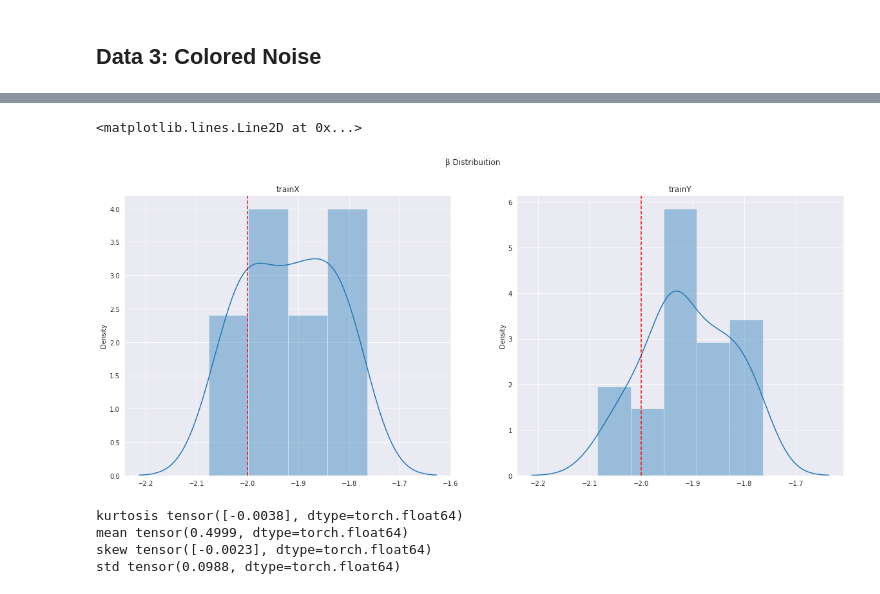
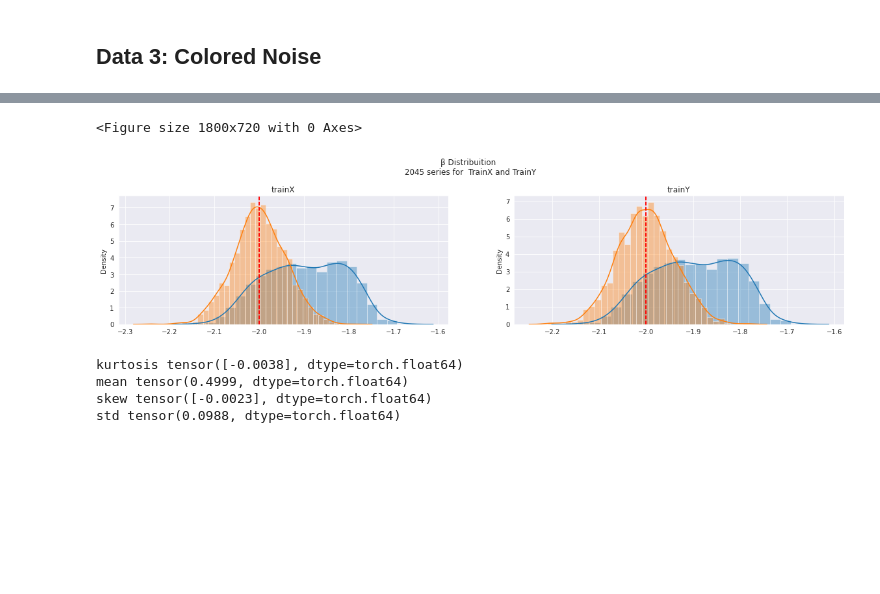
Before and after one commit to barauna-lo/Colored_Noise, a Jupyter notebook: CervejaGratis.ipynb, the cells around one changed output, grey strips where cells are left out. Drawn from its saved outputs; the diff is of its cells as text; code cells hidden in the pictures; blank space fills up the shorter version.

```diff
--- a/CervejaGratis.ipynb
+++ b/CervejaGratis.ipynb
@@ -414,7 +421,7 @@ plt.show()
 # %%
-win_in = 2*1024
-win_ou = 4*1024
-jump = 64*1024*2
+win_in = 1024
+win_ou = 1024
+jump = 512
 
 dataset = rn
 trainX, trainY, trainX_test,trainY_test = create_dataset2(dataset,win_in,win_ou,jump,isTensor=True)
@@ -443,19 +527,36 @@ plt.show()
 # %%
 beta_index = -2
 delta_beta = DBeta()
-plt.figure(figsize=(20,8))
-plt.suptitle('β Distribuition')
-plt.subplot(1,2,1)
-plt.title('trainX')
-sns.distplot(delta_beta.beta(trainX))
-plt.axvline(beta_index,color='red',ls='--')
-plt.subplot(1,2,2)
-plt.title('trainY')
-sns.distplot(delta_beta.beta(trainY))
-plt.axvline(beta_index,color='red',ls='--')
+def dist_plot(trainX,trainY,trainX_gen,trainY_gen,beta_index=0):
+  plt.figure(figsize=(20,8))
+  plt.suptitle(f'β Distribuition \n {len(trainX_pn)} series for  TrainX and TrainY')
+  plt.subplot(2,2,1)
+  plt.title('trainX')
+  sns.distplot(delta_beta.beta(trainX))
+  plt.axvline(beta_index,color='red',ls='--')
+  plt.subplot(2,2,2)
+  plt.title('trainY')
+  sns.distplot(delta_beta.beta(trainY))
+  plt.axvline(beta_index,color='red',ls='--')
+
+  plt.subplot(2,2,1)
+  plt.title('trainX')
+  sns.distplot(delta_beta.beta(trainX_gen))
+  plt.axvline(beta_index,color='red',ls='--')
+  plt.subplot(2,2,2)
+  plt.title('trainY')
+  sns.distplot(delta_beta.beta(trainY_gen))
+  plt.axvline(beta_index,color='red',ls='--')
+
+plt.figure(figsize=(25,10))
+dist_plot(trainX_rn,
+          trainY_rn,
+      trainX_gen_rn,
+      trainY_gen_rn,beta_index=-2)
+plt.show()
 # %% [output]
-<matplotlib.lines.Line2D at 0x...>
+<Figure size 1800x720 with 0 Axes>
-[figure, old version]
+[figure, new version]
 # %%
 print('kurtosis',kurtosis(torch.tensor([wn2])))
 print('mean',torch.mean(torch.tensor([wn2])))
```
Also changed, not shown: parts of 15 cells of this notebook.
